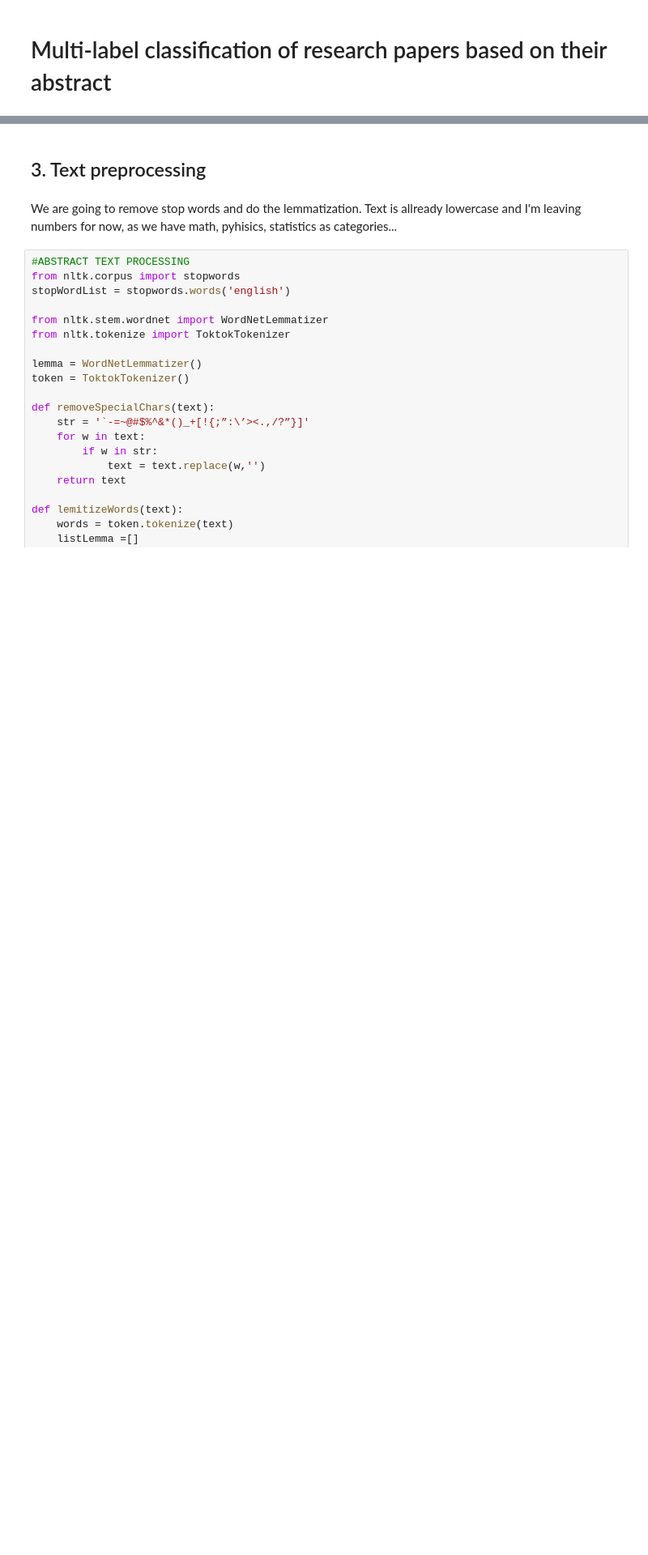
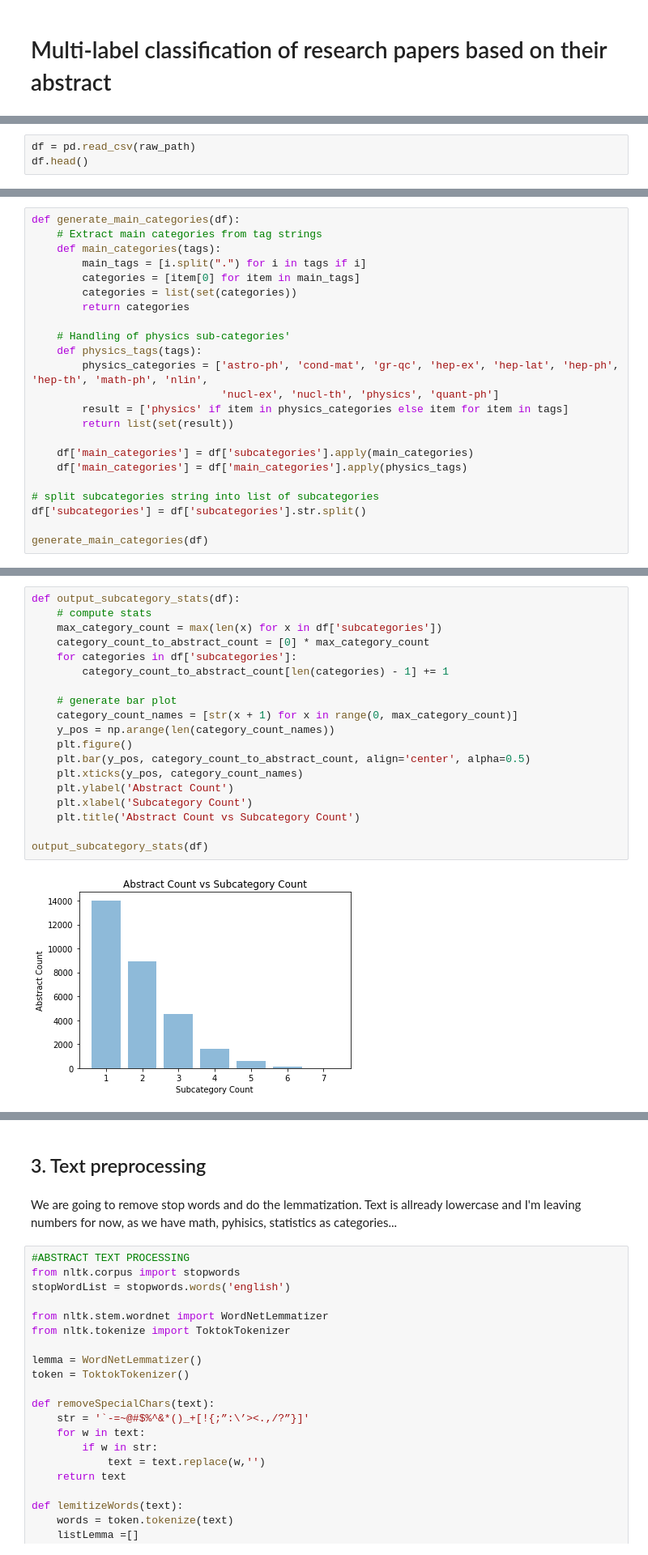
Before and after one commit to happy-face/datascience-1, a Jupyter notebook: abstracts/Abstracts Classification.ipynb, the cells around one changed output, grey strips where cells are left out. Shown: that part at 81% size. Drawn from its saved outputs; the diff is of its cells as text; blank space fills up the shorter version.

```diff
--- a/abstracts/Abstracts Classification.ipynb
+++ b/abstracts/Abstracts Classification.ipynb
@@ -86,0 +31,3 @@ y_df = df['main_categories'].apply(OneHotEncoder)
+# %%
+df = pd.read_csv(raw_path)
+df.head()
@@ -86,0 +58,23 @@ y_df = df['main_categories'].apply(OneHotEncoder)
+# %%
+def generate_main_categories(df):
+    # Extract main categories from tag strings
+    def main_categories(tags):
+        main_tags = [i.split(".") for i in tags if i]
+        categories = [item[0] for item in main_tags]
+        categories = list(set(categories))
+        return categories
+
+    # Handling of physics sub-categories'
+    def physics_tags(tags):
+        physics_categories = ['astro-ph', 'cond-mat', 'gr-qc', 'hep-ex', 'hep-lat', 'hep-ph', 'hep-th', 'math-ph', 'nlin',
+                              'nucl-ex', 'nucl-th', 'physics', 'quant-ph']
+        result = ['physics' if item in physics_categories else item for item in tags]
+        return list(set(result))
+
+    df['main_categories'] = df['subcategories'].apply(main_categories)
+    df['main_categories'] = df['main_categories'].apply(physics_tags)
+
+# split subcategories string into list of subcategories
+df['subcategories'] = df['subcategories'].str.split()
+
+generate_main_categories(df)
@@ -86,0 +92,21 @@ y_df = df['main_categories'].apply(OneHotEncoder)
+# %%
+def output_subcategory_stats(df):
+    # compute stats
+    max_category_count = max(len(x) for x in df['subcategories'])
+    category_count_to_abstract_count = [0] * max_category_count
+    for categories in df['subcategories']:
+        category_count_to_abstract_count[len(categories) - 1] += 1
+
+    # generate bar plot
+    category_count_names = [str(x + 1) for x in range(0, max_category_count)]
+    y_pos = np.arange(len(category_count_names))
+    plt.figure()
+    plt.bar(y_pos, category_count_to_abstract_count, align='center', alpha=0.5)
+    plt.xticks(y_pos, category_count_names)
+    plt.ylabel('Abstract Count')
+    plt.xlabel('Subcategory Count')
+    plt.title('Abstract Count vs Subcategory Count')
+
+output_subcategory_stats(df)
+# %% [output]
+[figure, added]
```
Also changed, not shown: parts of 36 cells of this notebook.
